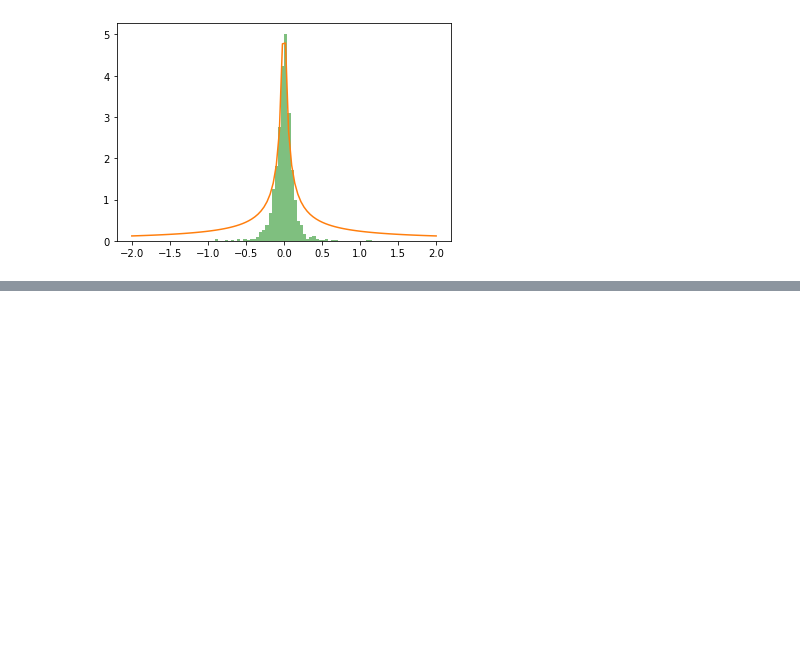
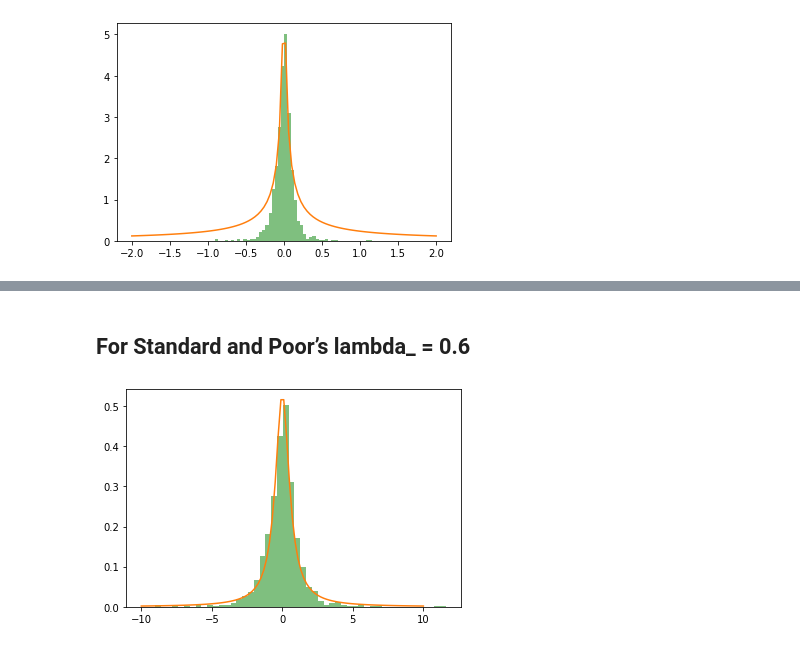
Before and after one commit to sid573/MA471-SAFD, a Jupyter notebook: Assignment_1/Assignment_1b.ipynb, the cells around one changed output, grey strips where cells are left out. Drawn from its saved outputs; the diff is of its cells as text; code cells hidden in the pictures; blank space fills up the shorter version.

```diff
--- a/Assignment_1/Assignment_1b.ipynb
+++ b/Assignment_1/Assignment_1b.ipynb
@@ -117,0 +132,12 @@ plt.show()
+# %% [markdown]
+## For Standard and Poor’s lambda_ = 0.6
+# %%
+plt.hist(np.array(100*df['SP']),50, density=True, facecolor='g', alpha=0.5)
+lambda_, mu = .6, mean_s['SP']
+sigma = 10
+x = np.linspace(mu -sigma, mu + sigma, 100)
+g = (lambda_/np.pi)*(1/((lambda_**2)+(x-mu)**2))
+plt.plot(x,g)
+plt.show()
+# %% [output]
+[figure, added]
```
Also changed, not shown: parts of 2 cells of this notebook.
